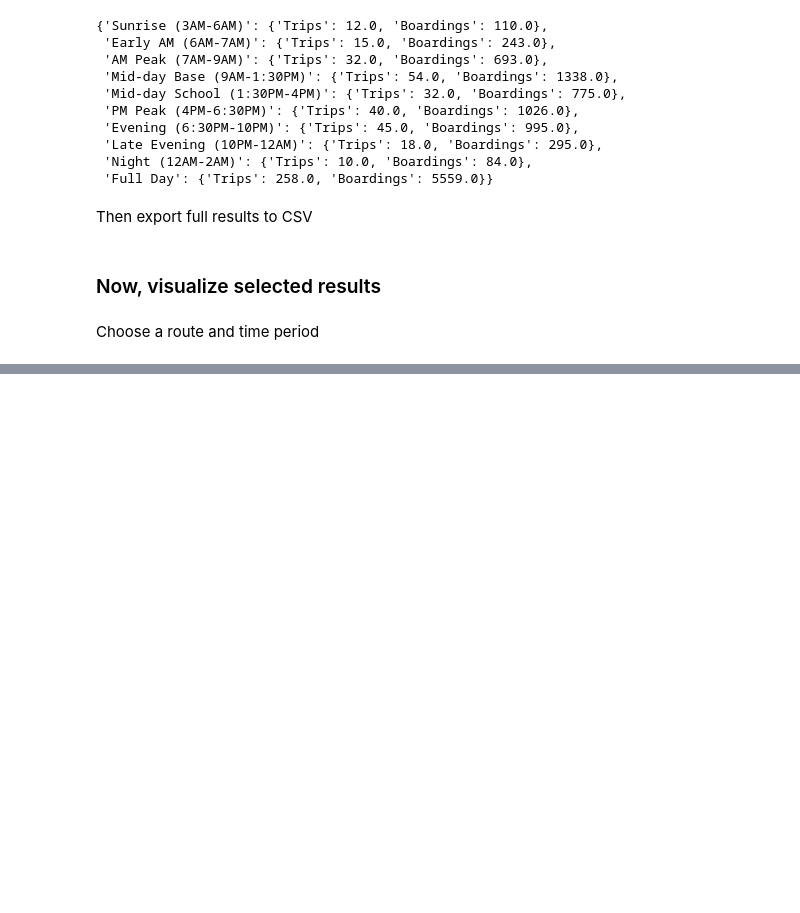
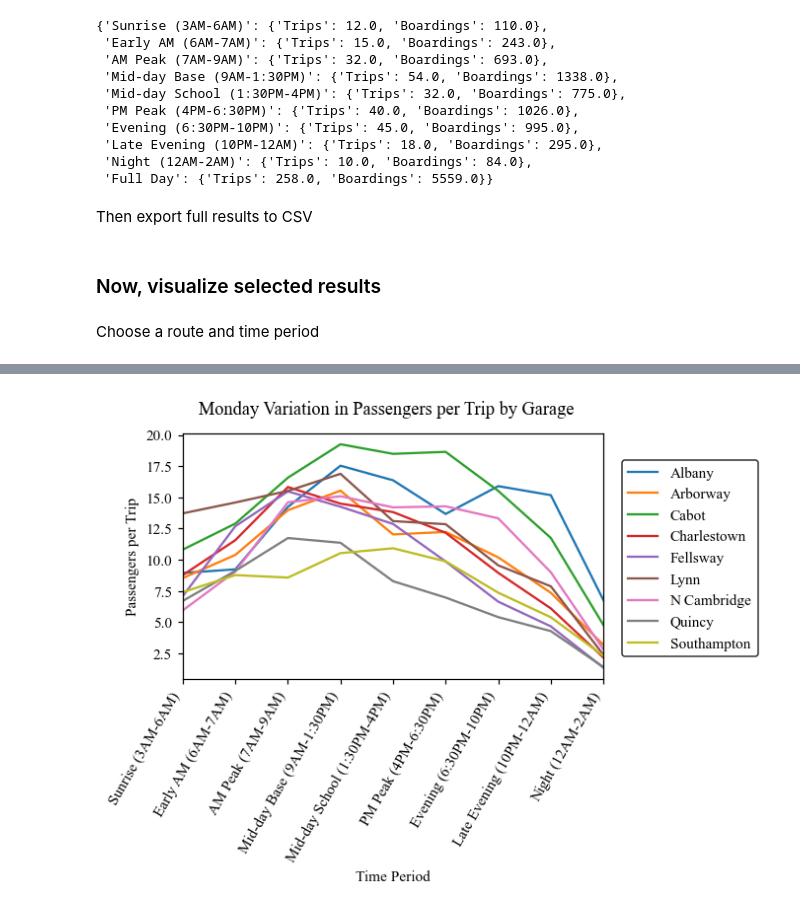
Before and after one commit to nick-caros/gtfs-running-times, a Jupyter notebook: MBTA Weekday Trip and Ridership Comparison.ipynb, the cells around one changed output, grey strips where cells are left out. Drawn from its saved outputs; the diff is of its cells as text; code cells hidden in the pictures; blank space fills up the shorter version.

```diff
--- a/MBTA Weekday Trip and Ridership Comparison.ipynb
+++ b/MBTA Weekday Trip and Ridership Comparison.ipynb
@@ -271,0 +313,14 @@ fig.show()
+# %%
+# Get garage assignments for each route
+garage_dict = {
+    "Albany" : ["4", "55", "57", "59", "60", "65", "66", "170", "193", "501", "502", "503", "504", "505", "553", "554", "556", "558", "708", "747"],
+    "Arborway" : ["14", "21", "24", "26", "27", "29", "30", "31", "32", "33", "34", "34E", "35", "36", "37", "38", "39", "40", "41", "42", "50", "51", "52", "192", "195", "2427", "4050"],
+    "Cabot" : ["1", "7", "8", "9", "10", "11", "15", "16", "17", "18", "19", "22", "23", "43", "44", "45", "47", "55", "57", "59", "60", "65", "66", "171", "191", "193", "504", "553"],
+    "Charlestown" : ["89", "90", "91", "92", "93", "94", "95", "96", "97", "99", "100", "101", "104", "105", "106", "108", "109", "110", "111", "112", "132", "134", "136", "137", "194", "325", "326", "352", "411", "430", "61", "62", "64", "67", "68", "69", "70", "71", "72", "73", "74", "75", "76", "77", "78", "79", "80", "83", "84", "85", "86", "87", "88", "350", "351"],
+    "Fellsway" : ["90", "95", "96", "97", "99", "100", "105", "106", "108", "131", "132", "134", "136", "137", "354", "411", "430"],
+    "Lynn" : ["114", "116", "117", "119", "120", "121", "424", "426", "428", "429", "434", "435", "436", "439", "441", "442", "450", "451", "455", "456", "465", "441442"],
+    "N Cambridge" : ["71", "73", "77A"],
+    "Quincy" : ["201", "202", "210", "211", "212", "214", "215", "216", "217", "220", "221", "222", "225", "226", "230", "236", "238", "240", "245", "214216"],
+    "Southampton" : ["16", "28", "39", "741", "742", "743", "746", "749", "751"],
+    # "Rail" : ["Blue", "Green-B", "Green-C", "Green-D", "Green-E", "Mattapan", "Orange", "Red"]
+}
@@ -271,0 +367,21 @@ fig.show()
+# %%
+# Set up function to plot a chart for each day comparing the garages
+def plot_day(day_name, time_periods, results_dict):
+    fig, ax1 = plt.subplots(dpi=110,figsize=(5,3))
+    x = np.arange(len(y_vals['Monday']))
+
+    ax1.set_xlim(0, len(y_vals['Monday'])-1)
+    ax1.set_xlabel(r'Time Period')
+    ax1.set_ylabel(r'Passengers per Trip')
+    ax1.set_xticks(x)
+
+    for garage in results_dict:
+        ax1.plot(x, results_dict[garage][day_name], label=garage)
+        fig.suptitle(day_name + " Variation in Passengers per Trip by Garage")
+        ax1.set_xticklabels(list(time_periods.keys()), rotation = 60, ha = 'right')
+
+    fig.legend(bbox_to_anchor=(0.92,0.82), loc="upper left").get_frame().set_edgecolor('black')
+# %%
+plot_day('Monday', time_periods, results_dict)
+# %% [output]
+[figure, added]
```
Also changed, not shown: parts of 21 cells of this notebook.
